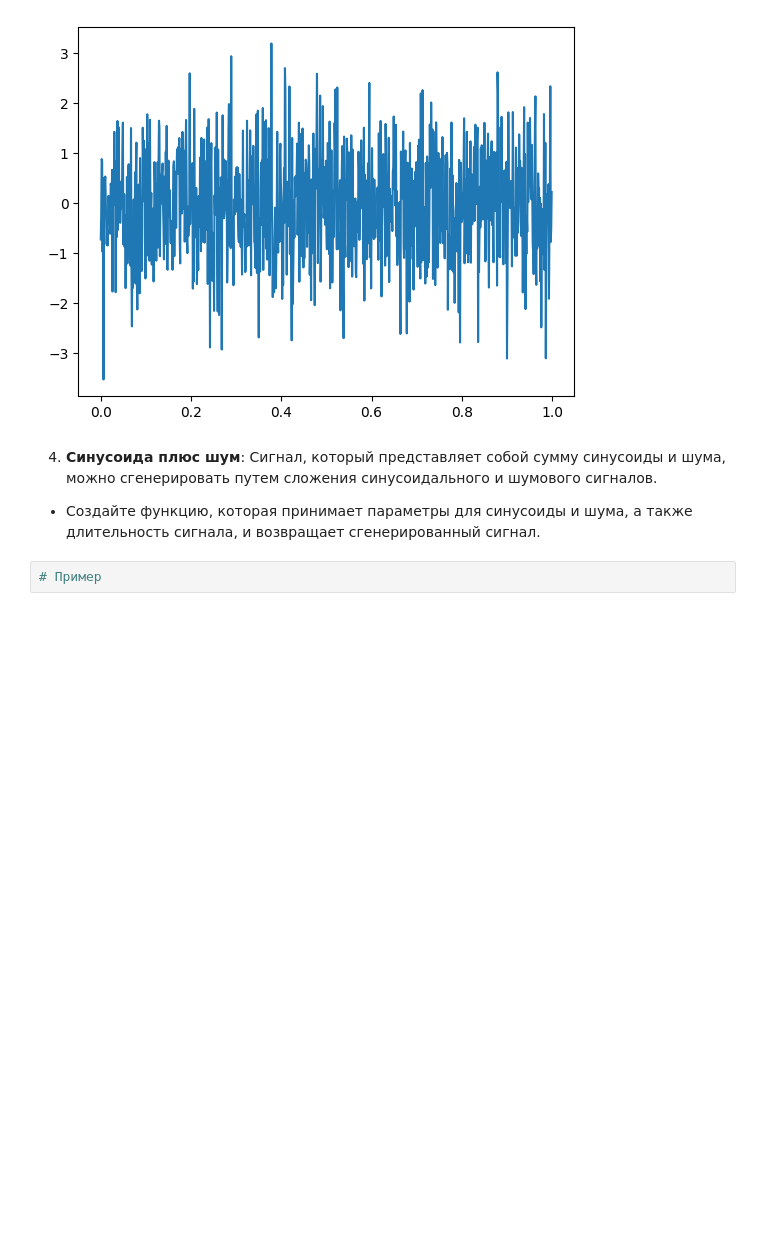
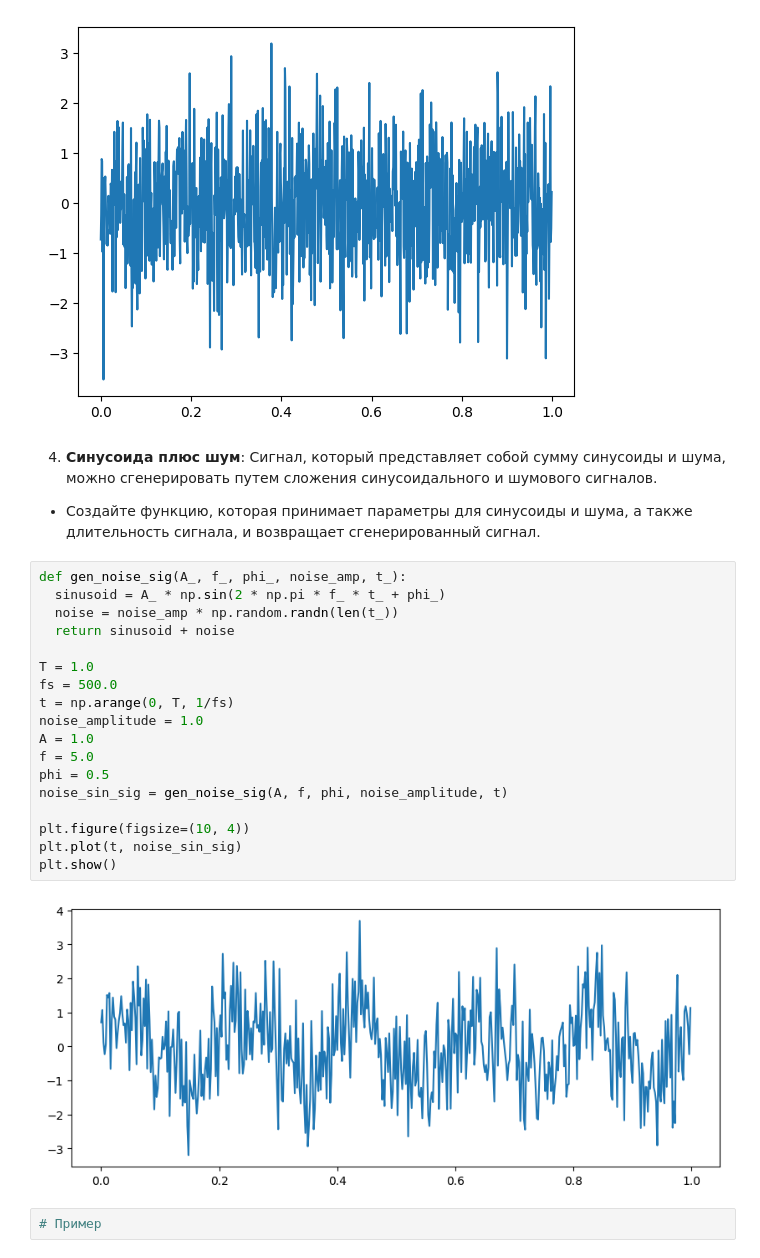
Before and after one commit to alexmordashov/computer_math, a Jupyter notebook: 9. Генерация сигналов и преобразования Фурье/Практическая_работа_№9_Генерация_сигналов_и_преобразования_Фурье.ipynb, the cells around one changed output. Drawn from its saved outputs; the diff is of its cells as text; blank space fills up the shorter version.

```diff
--- a/9. Генерация сигналов и преобразования Фурье/Практическая_работа_№9_Генерация_сигналов_и_преобразования_Фурье.ipynb
+++ b/9. Генерация сигналов и преобразования Фурье/Практическая_работа_№9_Генерация_сигналов_и_преобразования_Фурье.ipynb
@@ -126,6 +132,26 @@ plt.show()
 # %% [markdown]
 4. **Синусоида плюс шум**: Сигнал, который представляет собой сумму синусоиды и шума, можно сгенерировать путем сложения синусоидального и шумового сигналов.
 - Создайте функцию, которая принимает параметры для синусоиды и шума, а также длительность сигнала, и возвращает сгенерированный сигнал.
+# %%
+def gen_noise_sig(A_, f_, phi_, noise_amp, t_):
+  sinusoid = A_ * np.sin(2 * np.pi * f_ * t_ + phi_)
+  noise = noise_amp * np.random.randn(len(t_))
+  return sinusoid + noise
+
+T = 1.0
+fs = 500.0
+t = np.arange(0, T, 1/fs)
+noise_amplitude = 1.0
+A = 1.0
+f = 5.0
+phi = 0.5
+noise_sin_sig = gen_noise_sig(A, f, phi, noise_amplitude, t)
+
+plt.figure(figsize=(10, 4))
+plt.plot(t, noise_sin_sig)
+plt.show()
+# %% [output]
+[figure, added]
 # %%
 # Пример
 # %% [output]
```
Also changed, not shown: parts of 19 cells of this notebook.
